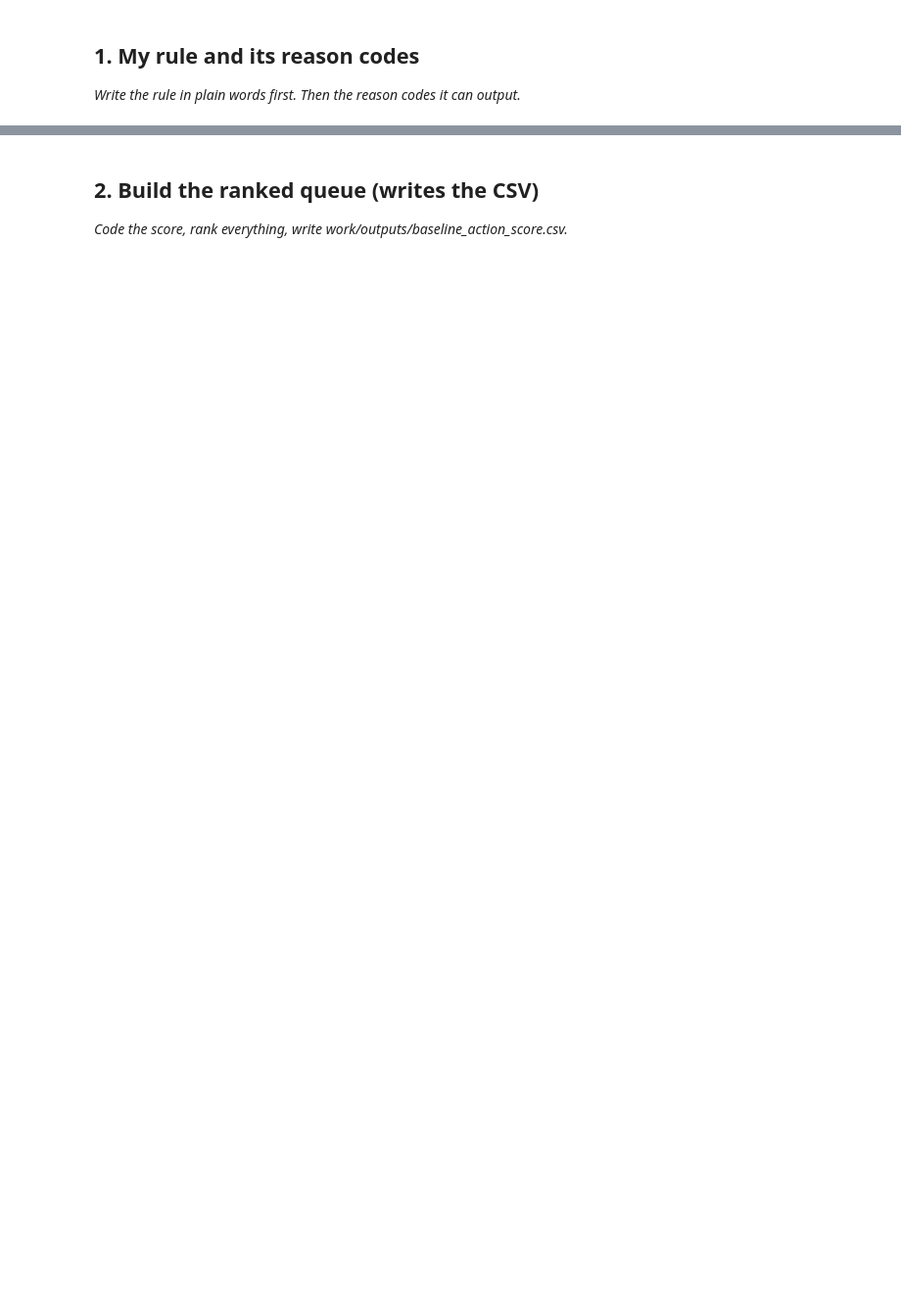
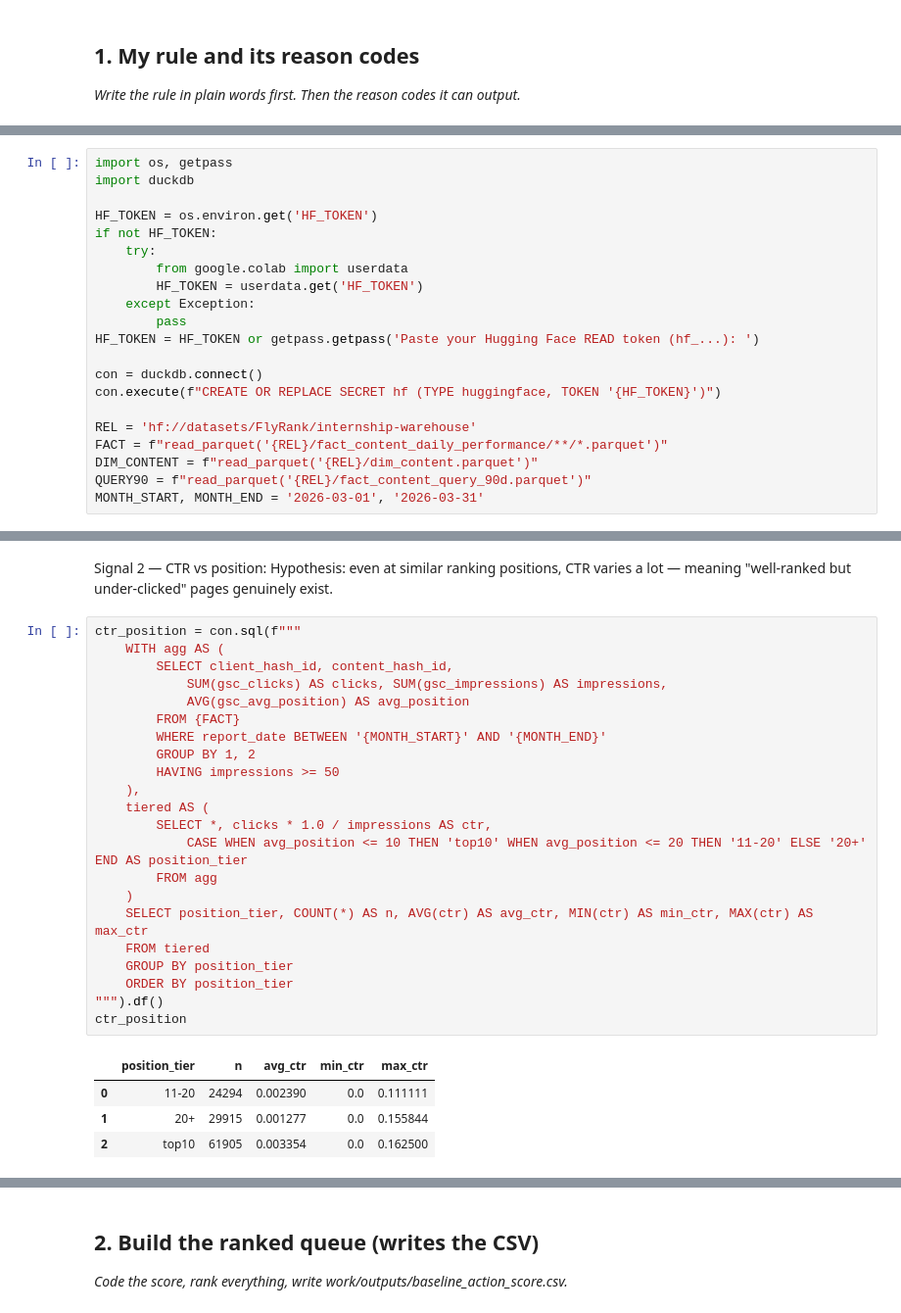
Before and after one commit to samhere3116-maker/ML-Pipeline, a Jupyter notebook: work/notebooks/w04_baseline_score.ipynb, the cells around one changed output, grey strips where cells are left out. Shown at 98% size. Saved outputs shown, nothing was run; the diff lists cells and outputs as text; blank space fills up the shorter version.

```diff
--- a/work/notebooks/w04_baseline_score.ipynb
+++ b/work/notebooks/w04_baseline_score.ipynb
@@ -15,0 +16,21 @@ This skeleton is yours to fill. Work the sections **in order** — each one has
+# %%
+import os, getpass
+import duckdb
+
+HF_TOKEN = os.environ.get('HF_TOKEN')
+if not HF_TOKEN:
+    try:
+        from google.colab import userdata
+        HF_TOKEN = userdata.get('HF_TOKEN')
+    except Exception:
+        pass
+HF_TOKEN = HF_TOKEN or getpass.getpass('Paste your Hugging Face READ token (hf_...): ')
+
+con = duckdb.connect()
+con.execute(f"CREATE OR REPLACE SECRET hf (TYPE huggingface, TOKEN '{HF_TOKEN}')")
+
+REL = 'hf://datasets/FlyRank/internship-warehouse'
+FACT = f"read_parquet('{REL}/fact_content_daily_performance/**/*.parquet')"
+DIM_CONTENT = f"read_parquet('{REL}/dim_content.parquet')"
+QUERY90 = f"read_parquet('{REL}/fact_content_query_90d.parquet')"
+MONTH_START, MONTH_END = '2026-03-01', '2026-03-31'
@@ -15,0 +71,30 @@ This skeleton is yours to fill. Work the sections **in order** — each one has
+# %% [markdown]
+Signal 2 — CTR vs position:
+Hypothesis: even at similar ranking positions, CTR varies a lot — meaning "well-ranked but under-clicked" pages genuinely exist.
+# %%
+ctr_position = con.sql(f"""
+    WITH agg AS (
+        SELECT client_hash_id, content_hash_id,
+            SUM(gsc_clicks) AS clicks, SUM(gsc_impressions) AS impressions,
+            AVG(gsc_avg_position) AS avg_position
+        FROM {FACT}
+        WHERE report_date BETWEEN '{MONTH_START}' AND '{MONTH_END}'
+        GROUP BY 1, 2
+        HAVING impressions >= 50
+    ),
+    tiered AS (
+        SELECT *, clicks * 1.0 / impressions AS ctr,
+            CASE WHEN avg_position <= 10 THEN 'top10' WHEN avg_position <= 20 THEN '11-20' ELSE '20+' END AS position_tier
+        FROM agg
+    )
+    SELECT position_tier, COUNT(*) AS n, AVG(ctr) AS avg_ctr, MIN(ctr) AS min_ctr, MAX(ctr) AS max_ctr
+    FROM tiered
+    GROUP BY position_tier
+    ORDER BY position_tier
+""").df()
+ctr_position
+# %% [output]
+|  | position_tier | n | avg_ctr | min_ctr | max_ctr |
+| 0 | 11-20 | 24294 | 0.002390 | 0.0 | 0.111111 |
+| 1 | 20+ | 29915 | 0.001277 | 0.0 | 0.155844 |
+| 2 | top10 | 61905 | 0.003354 | 0.0 | 0.162500 |
```
Also changed, not shown: parts of 10 cells of this notebook.
